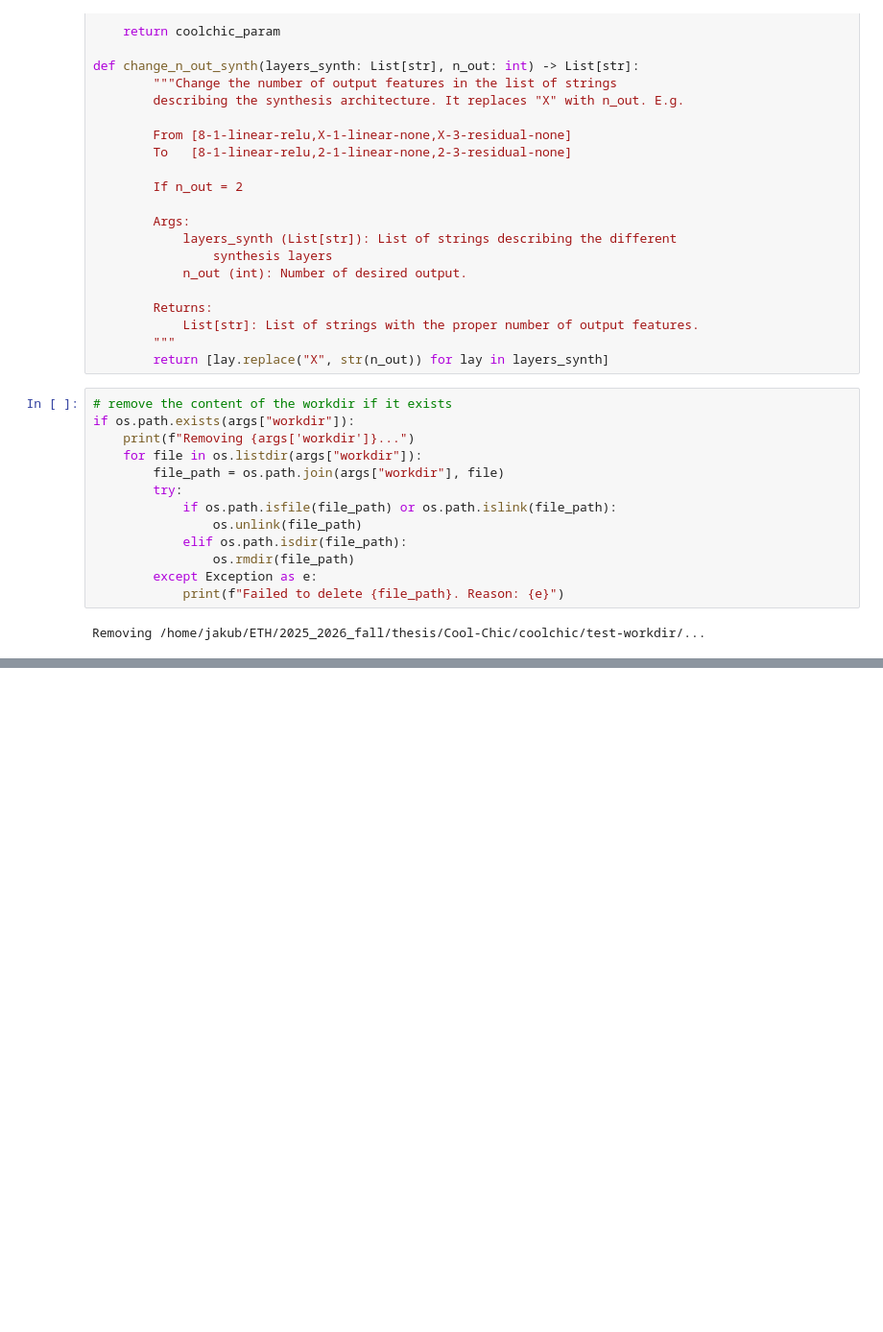
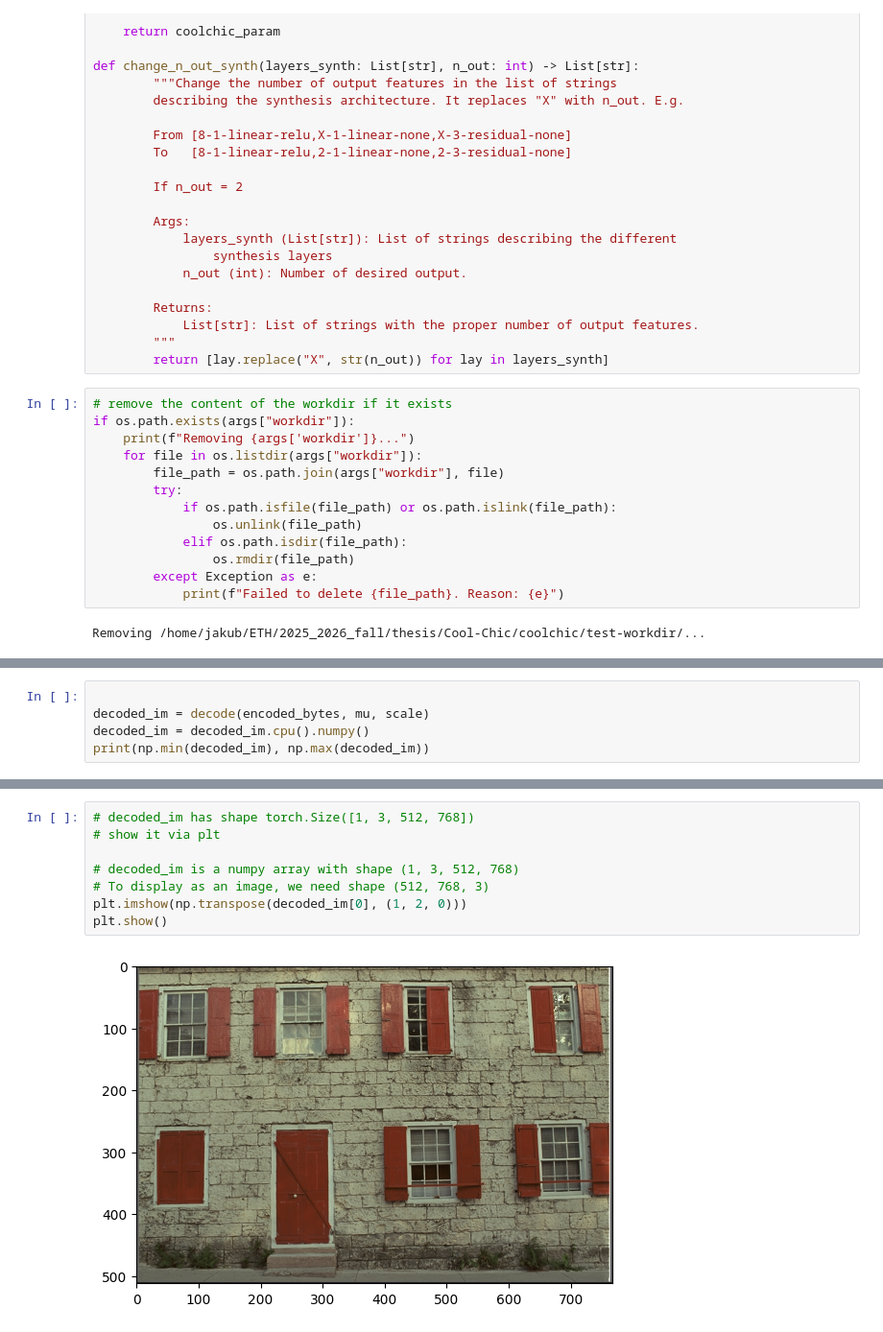
Before and after one commit to Qwedux/Cool-Chic, a Jupyter notebook: coolchic/lossless_test.ipynb, the cells around one changed output, grey strips where cells are left out. Shown at 96% size. Drawn from its saved outputs; the diff is of its cells as text; blank space fills up the shorter version.

```diff
--- a/coolchic/lossless_test.ipynb
+++ b/coolchic/lossless_test.ipynb
@@ -863,0 +415,5 @@ Cool-Chic isn't a general model - it's a **custom decoder per image**. Each `.co
+# %%
+
+decoded_im = decode(encoded_bytes, mu, scale)
+decoded_im = decoded_im.cpu().numpy()
+print(np.min(decoded_im), np.max(decoded_im))
@@ -863,0 +459,10 @@ Cool-Chic isn't a general model - it's a **custom decoder per image**. Each `.co
+# %%
+# decoded_im has shape torch.Size([1, 3, 512, 768])
+# show it via plt
+
+# decoded_im is a numpy array with shape (1, 3, 512, 768)
+# To display as an image, we need shape (512, 768, 3)
+plt.imshow(np.transpose(decoded_im[0], (1, 2, 0)))
+plt.show()
+# %% [output]
+[figure, added]
```
Also changed, not shown: parts of 20 cells of this notebook, 2 other files.
